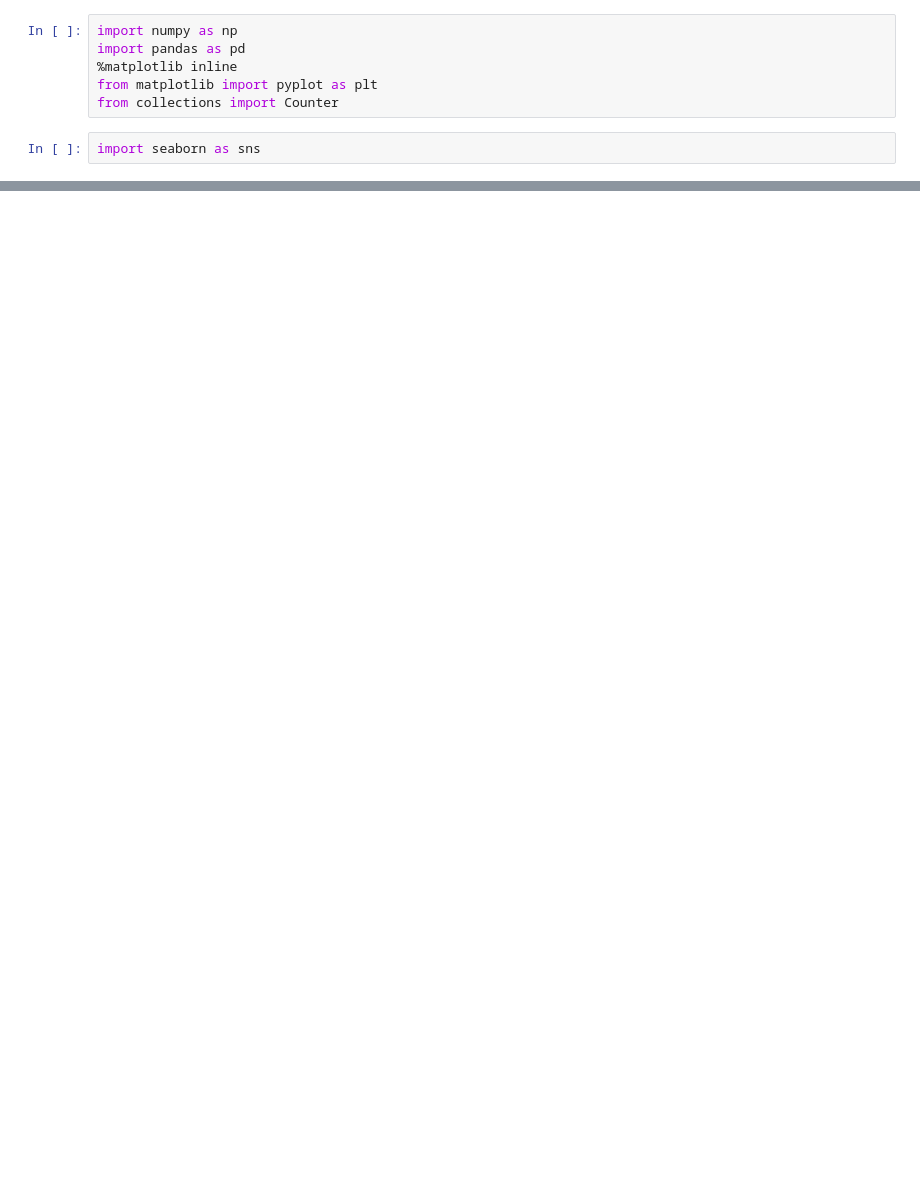
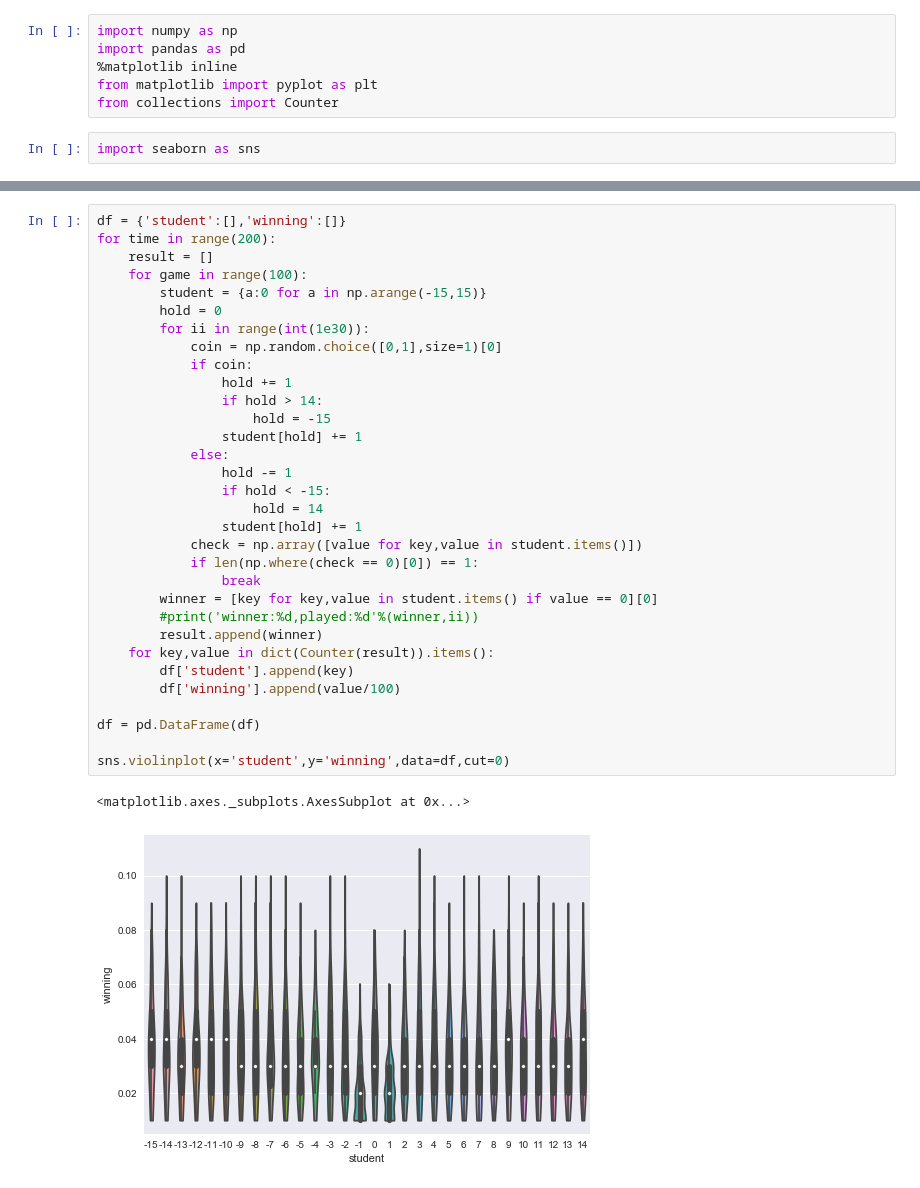
Before and after one commit to nmningmei/intuitive_probability_games, a Jupyter notebook: Riddler Express - 8 - 5 - 2017.ipynb, the cells around one changed output, grey strips where cells are left out. Cells and saved outputs as stored; diff of their text form; blank space fills up the shorter version.

```diff
--- a/Riddler Express - 8 - 5 - 2017.ipynb
+++ b/Riddler Express - 8 - 5 - 2017.ipynb
@@ -47,0 +55,35 @@ sns.violinplot(x='student',y='winning',data=df)
+# %%
+df = {'student':[],'winning':[]}
+for time in range(200):
+    result = []
+    for game in range(100):
+        student = {a:0 for a in np.arange(-15,15)}
+        hold = 0
+        for ii in range(int(1e30)):
+            coin = np.random.choice([0,1],size=1)[0]
+            if coin:
+                hold += 1
+                if hold > 14:
+                    hold = -15
+                student[hold] += 1
+            else:
+                hold -= 1
+                if hold < -15:
+                    hold = 14
+                student[hold] += 1
+            check = np.array([value for key,value in student.items()])
+            if len(np.where(check == 0)[0]) == 1:
+                break
+        winner = [key for key,value in student.items() if value == 0][0]
+        #print('winner:%d,played:%d'%(winner,ii))
+        result.append(winner)
+    for key,value in dict(Counter(result)).items():
+        df['student'].append(key)
+        df['winning'].append(value/100)
+
+df = pd.DataFrame(df)
+
+sns.violinplot(x='student',y='winning',data=df,cut=0)
+# %% [output]
+<matplotlib.axes._subplots.AxesSubplot at 0x...>
+[figure, added]
```
Also changed, not shown: parts of 6 cells of this notebook.
